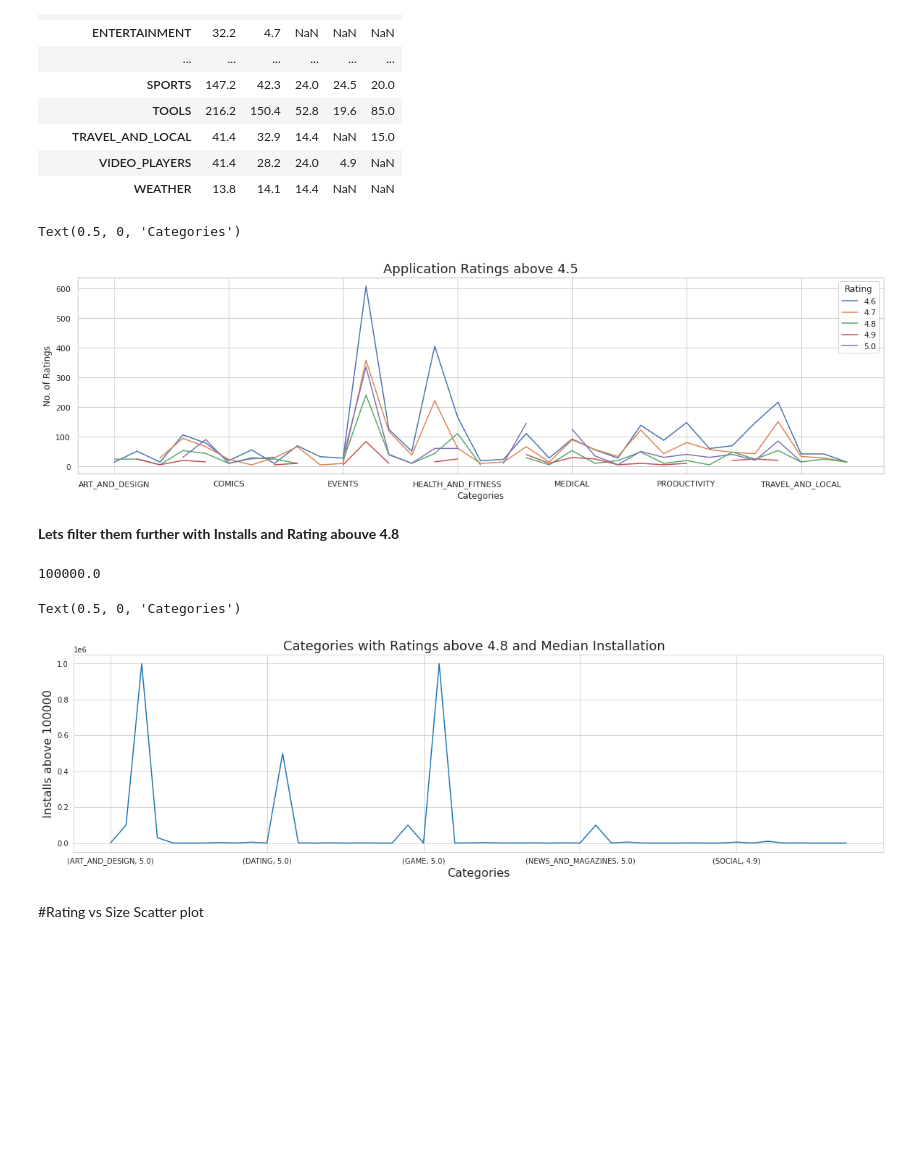
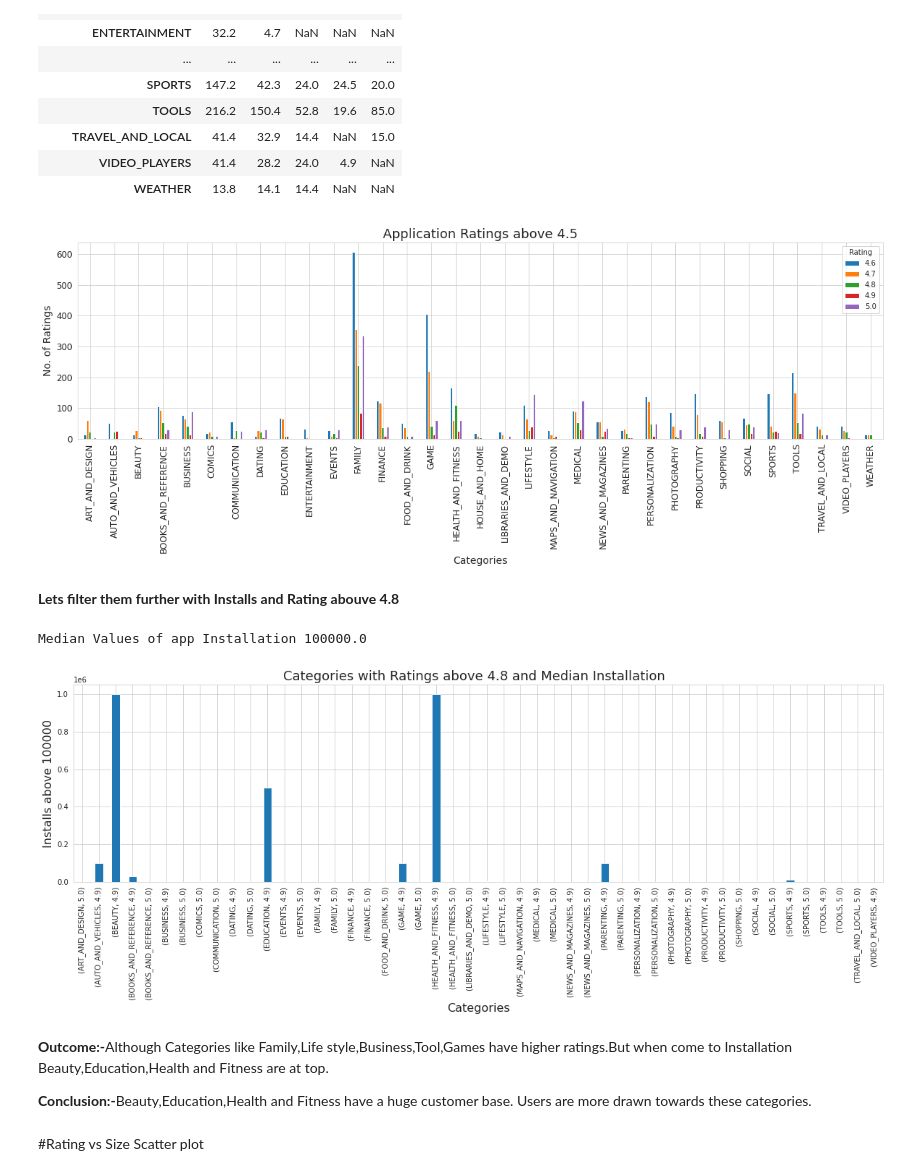
Before and after one commit to DeepakKumarSingh003/Play-store-App-Review-EDA, a Jupyter notebook: Play_Store_App_Review_EDA_Analysis_Capstone_Project.ipynb, the cells around one changed output. Drawn from its saved outputs; the diff is of its cells as text; code cells hidden in the pictures; blank space fills up the shorter version.

Commit message:
EDA on Play store app Review Analysis.

```diff
--- a/Play_Store_App_Review_EDA_Analysis_Capstone_Project.ipynb
+++ b/Play_Store_App_Review_EDA_Analysis_Capstone_Project.ipynb
@@ -40,6 +38,6 @@ Mounted at /content/drive
 # %%
-File1="/content/drive/MyDrive/Alma better Projects/EDA Capstone project/Play Store Data.csv"
-File2="/content/drive/MyDrive/Alma better Projects/EDA Capstone project/Play store app User Reviews.csv"
+File1="/content/drive/MyDrive/Alma better Projects/EDA Capstone project/Copy of Play Store Data.csv"
+File2="/content/drive/MyDrive/Alma better Projects/EDA Capstone project/Copy of Play store app User Reviews.csv"
 # %%
 Play_store_df=pd.read_csv(File1)
 Review_Df=pd.read_csv(File2)
@@ -755,6 +813,0 @@ plt.legend();
-# %%
-#Using Seagon library creating Pie chart with Perctange correspond to values in them.
-sns.set()
-df["Content Rating"].value_counts().plot(kind='pie', title='Number of parties on different days', figsize=[10,8],
-          autopct=lambda p: '{:1.2f}%({:1.0f})'.format(p,(p/100)*df["Content Rating"].value_counts().sum()))
-plt.show()
@@ -762,0 +816,8 @@ plt.show()
+# %%
+#Content Ratings by their Quantities in dataset.
+plt.rcParams['figure.figsize']=(10,10)
+df["Content Rating"].value_counts().plot(kind='bar',color=['C1', 'C0', 'C0','C0'],fontsize=14) #autopct=pull_autopct(df["Type"].value_counts()))
+#Define Title
+plt.title('Different content Ratings',fontsize=18)
+plt.xlabel("Content Ratings",fontsize=16)
+plt.show()
@@ -764,6 +827,3 @@ plt.show()
 <b>Outcome:-</b>Majority of apps available on play store belongs to Category of "Everyone".Means Everyone can use them without any restriction.
 # %% [markdown]
 #Average Size of apps in our data set
-# %%
-plt.rcParams['figure.figsize']=(10,5)
-sns.distplot(df["Size"], color="#43a6cc");
@@ -841,31 +904,45 @@ Number_of_Ratings_for_Categories
 | VIDEO_PLAYERS | 41.4 | 28.2 | 24.0 | 4.9 | NaN |
 | WEATHER | 13.8 | 14.1 | 14.4 | NaN | NaN |
 # %%
+#Graph Size
 plt.rcParams['figure.figsize'] = (20, 5)
-Number_of_Ratings_for_Categories.plot()
+#Bar graph showing categories with Ratings above 4.5
+Number_of_Ratings_for_Categories.plot(kind="bar",fontsize=12)
+#title
 plt.title('Application Ratings above 4.5',fontsize=18)
-plt.ylabel('No. of Ratings')
-plt.xlabel('Categories')
+#Y label
+plt.ylabel('No. of Ratings',fontsize=14)
+#X label
+plt.xlabel('Categories',fontsize=14)
+plt.show()
 # %% [output]
-Text(0.5, 0, 'Categories')
-[figure, old version]
+[figure, new version]
 # %% [markdown]
 <b>Lets filter them further with Installs and Rating abouve 4.8
 # %%
-Filer=df.groupby(["Category",df["Rating"].loc[lambda x : x>4.8]])["Installs"].median()
+#Further filter the categories with number of installationa and Ratings above 4.8
+Filter=df.groupby(["Category",df["Rating"].loc[lambda x : x>4.8]])["Installs"].median()
+print("Median Values of app Installation:-",df["Installs"].median())
+# %% [output]
+Median Values of app Installation 100000.0
-# %%
-df["Installs"].median()
-# %% [output]
-100000.0
 # %%
+#Graph size
 plt.rcParams['figure.figsize'] = (20, 5)
-ins.plot()
+#Graph of categories with median installation and above 4.8 Ratings
+Filter.plot(kind="bar",)
+#Graph Title
 plt.title('Categories with Ratings above 4.8 and Median Installation  ',fontsize=18)
+#X label
 plt.ylabel('Installs above 100000',fontsize=16)
+#Y label
 plt.xlabel('Categories',fontsize=16)
+plt.show()
 # %% [output]
-Text(0.5, 0, 'Categories')
-[figure, old version]
+[figure, new version]
+# %% [markdown]
+<b>Outcome:-</b>Although Categories like Family,Life style,Business,Tool,Games have higher ratings.But when come to Installation Beauty,Education,Health and Fitness are at top.
+
+<b>Conclusion:-</b>Beauty,Education,Health and Fitness have a huge customer base. Users are more drawn towards these categories.
 # %% [markdown]
 #Rating vs Size Scatter plot
 # %%
```
Also changed, not shown: parts of 70 cells of this notebook.
